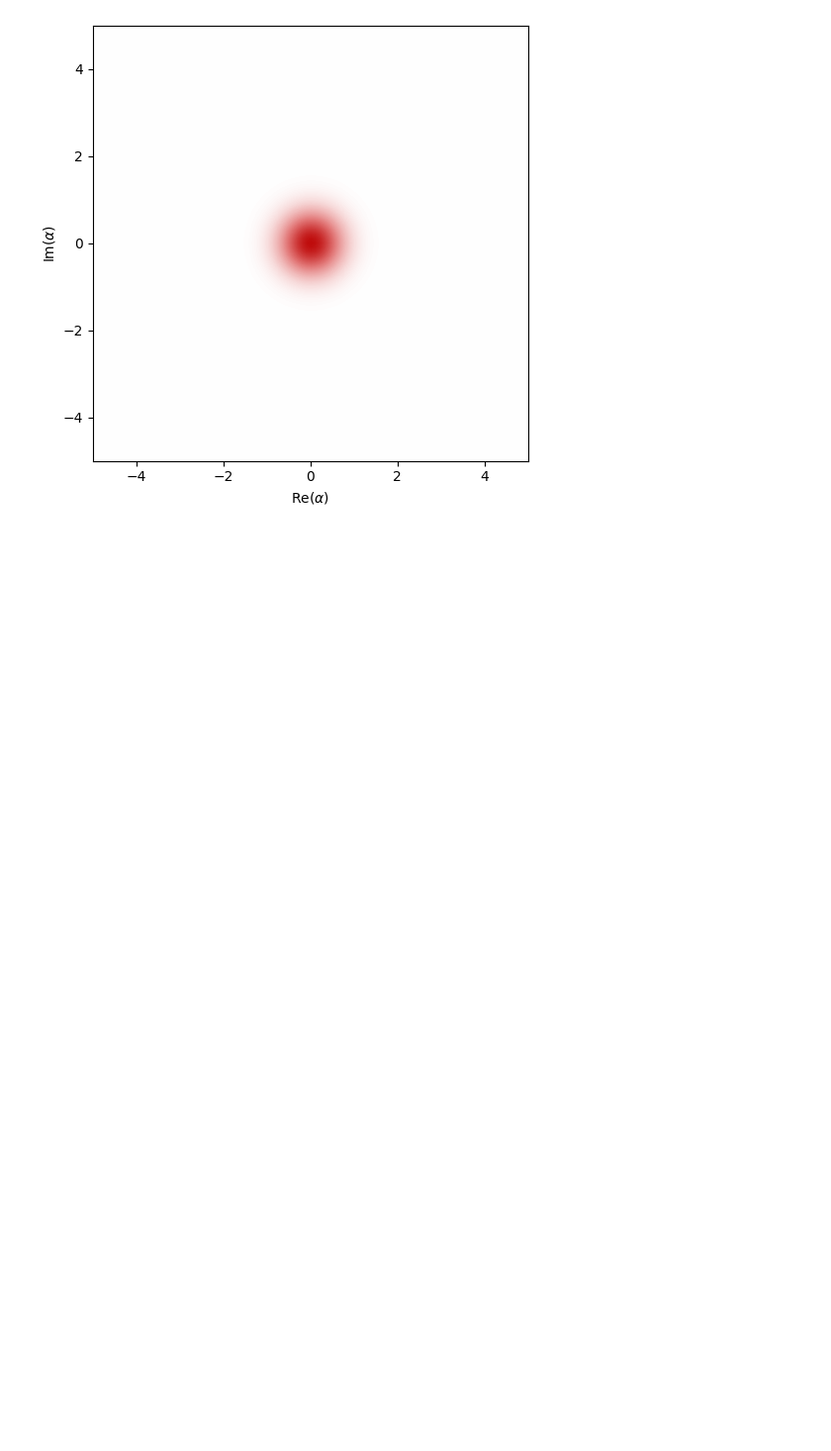
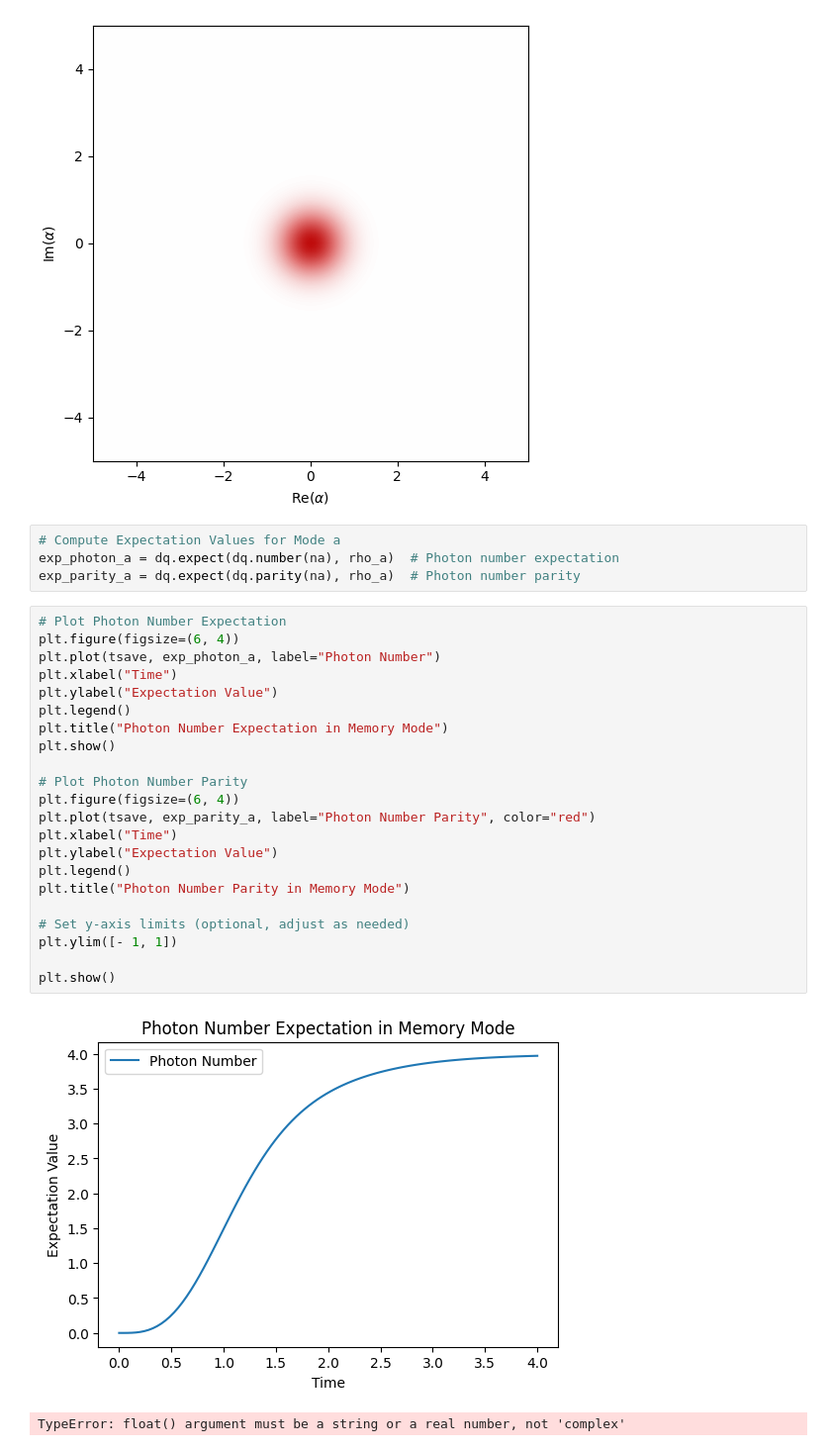
Before and after one commit to iQuHACK/2025-Alice-and-Bob, a Jupyter notebook: submissions/QuantCow/PlayGround.ipynb, the cells around one changed output. Shown at 99% size. Drawn from its saved outputs; the diff is of its cells as text; blank space fills up the shorter version.

```diff
--- a/submissions/QuantCow/PlayGround.ipynb
+++ b/submissions/QuantCow/PlayGround.ipynb
@@ -91,3 +92,32 @@ rho_a = dq.ptrace(res.states,0)  # Keep only mode a
 dq.plot.wigner_gif(rho_a, gif_duration = 2, fps=24)
 # %% [output]
 [figure]
+# %%
+# Compute Expectation Values for Mode a
+exp_photon_a = dq.expect(dq.number(na), rho_a)  # Photon number expectation
+exp_parity_a = dq.expect(dq.parity(na), rho_a)  # Photon number parity
+# %%
+# Plot Photon Number Expectation
+plt.figure(figsize=(6, 4))
+plt.plot(tsave, exp_photon_a, label="Photon Number")
+plt.xlabel("Time")
+plt.ylabel("Expectation Value")
+plt.legend()
+plt.title("Photon Number Expectation in Memory Mode")
+plt.show()
+
+# Plot Photon Number Parity
+plt.figure(figsize=(6, 4))
+plt.plot(tsave, exp_parity_a, label="Photon Number Parity", color="red")
+plt.xlabel("Time")
+plt.ylabel("Expectation Value")
+plt.legend()
+plt.title("Photon Number Parity in Memory Mode")
+
+# Set y-axis limits (optional, adjust as needed)
+plt.ylim([- 1, 1])
+
+plt.show()
+# %% [output]
+[figure, added]
+TypeError: float() argument must be a string or a real number, not 'complex'
```
Also changed, not shown: parts of 3 cells of this notebook.
